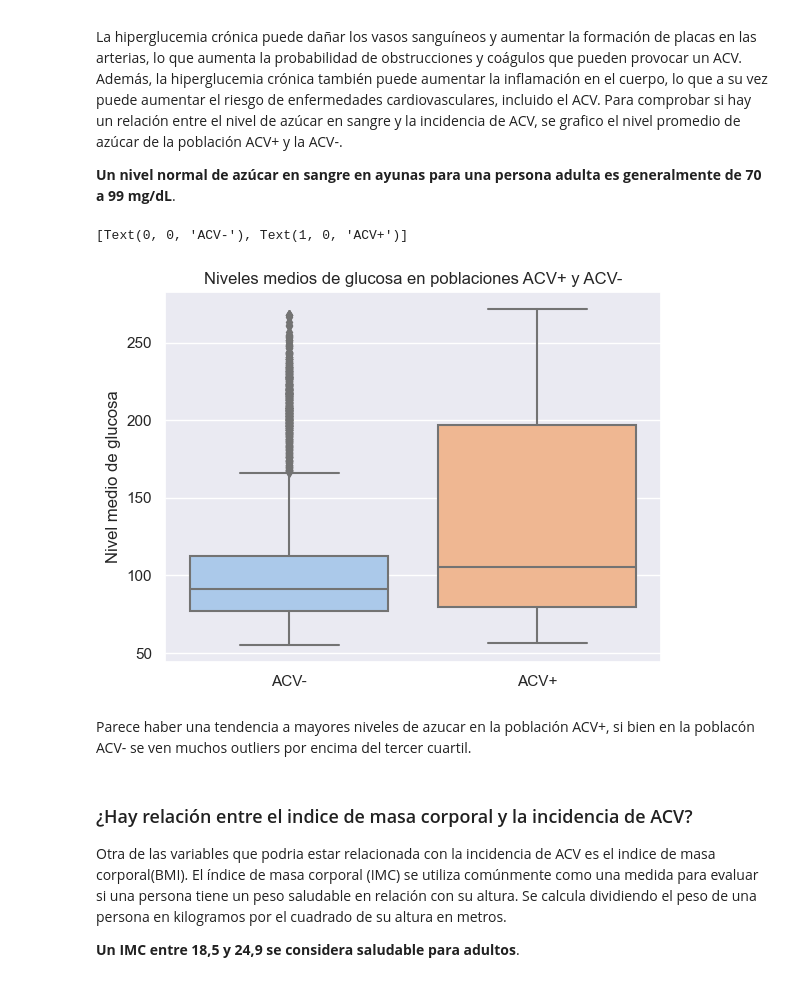
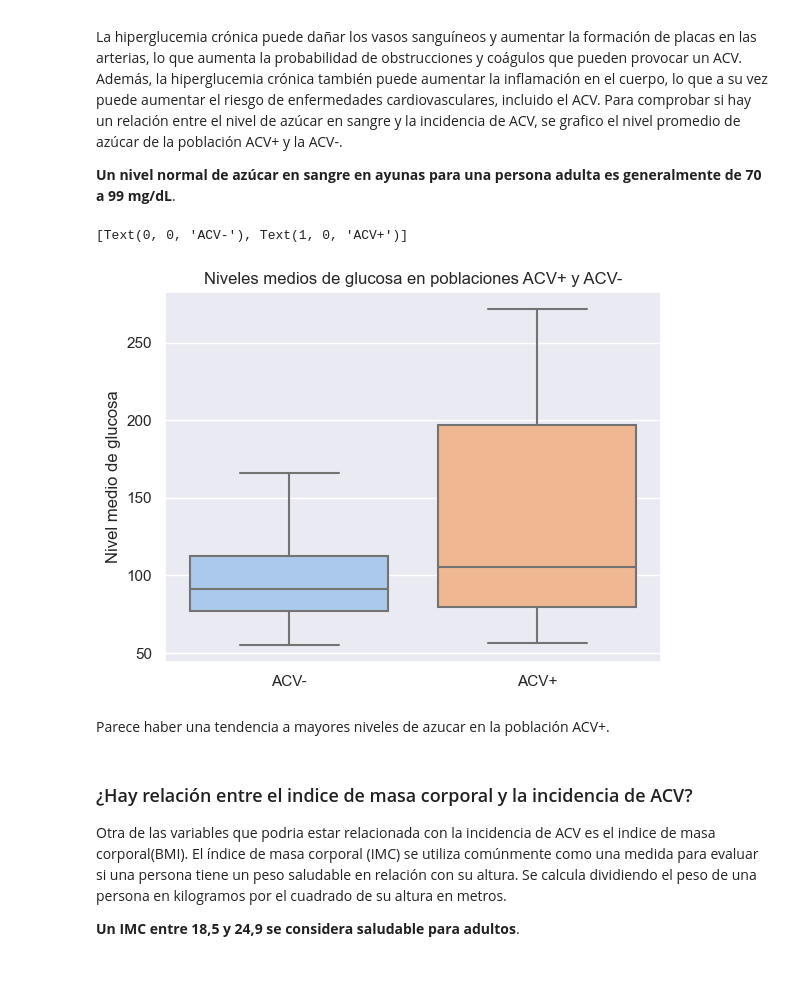
Before and after one commit to patricioneri/Stroke_analysis, a Jupyter notebook: Proyecto_Final Garcia.ipynb, the cells around one changed output. Drawn from its saved outputs; the diff is of its cells as text; code cells hidden in the pictures.

```diff
--- a/Proyecto_Final Garcia.ipynb
+++ b/Proyecto_Final Garcia.ipynb
@@ -271,14 +289,14 @@ La hiperglucemia crónica puede dañar los vasos sanguíneos y aumentar la forma
 
  **Un nivel normal de azúcar en sangre en ayunas para una persona adulta es generalmente de 70 a 99 mg/dL**.
 # %%
-g6 = sns.boxplot(data=df_stroke, x='stroke', y='avg_glucose_level', palette='pastel')
+g6 = sns.boxplot(data=df_stroke, x='stroke', y='avg_glucose_level', palette='pastel', showfliers=False)
 g6.set(title='Niveles medios de glucosa en poblaciones ACV+ y ACV-', ylabel ='Nivel medio de glucosa', xlabel='' )
 g6.set_xticklabels(['ACV-', 'ACV+'])
 # %% [output]
 [Text(0, 0, 'ACV-'), Text(1, 0, 'ACV+')]
-[figure, old version]
+[figure, new version]
 # %% [markdown]
-Parece haber una tendencia a mayores niveles de azucar en la población ACV+, si bien en la poblacón ACV- se ven muchos outliers por encima del tercer cuartil.
+Parece haber una tendencia a mayores niveles de azucar en la población ACV+.
 # %% [markdown]
 ### ¿Hay relación entre el indice de masa corporal y la incidencia de ACV?
 Otra de las variables que podria estar relacionada con la incidencia de ACV es el indice de masa corporal(BMI). El índice de masa corporal (IMC) se utiliza comúnmente como una medida para evaluar si una persona tiene un peso saludable en relación con su altura. Se calcula dividiendo el peso de una persona en kilogramos por el cuadrado de su altura en metros.
```
Also changed, not shown: parts of 43 cells of this notebook, 1 other file.
